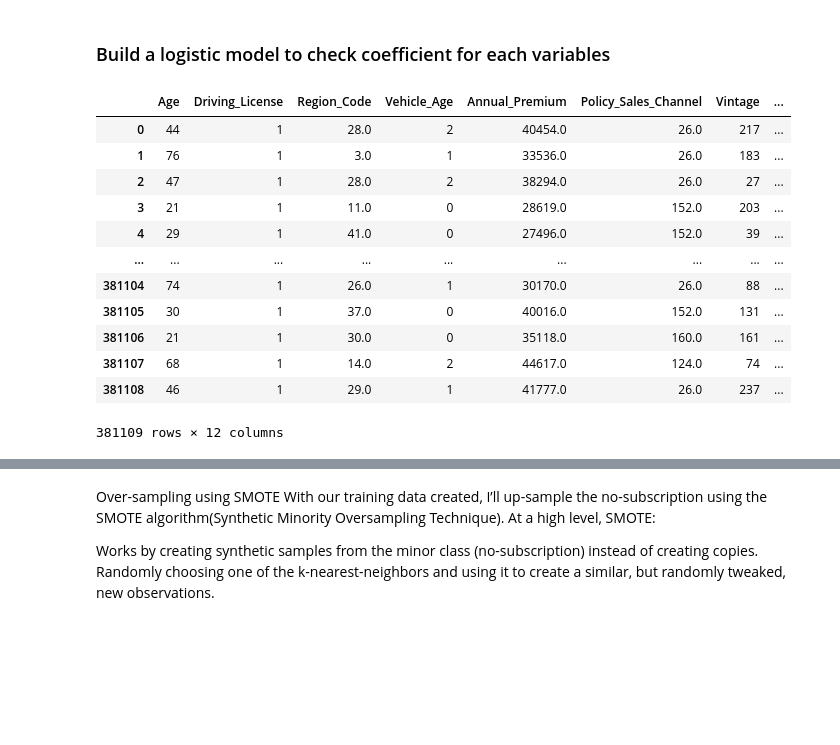
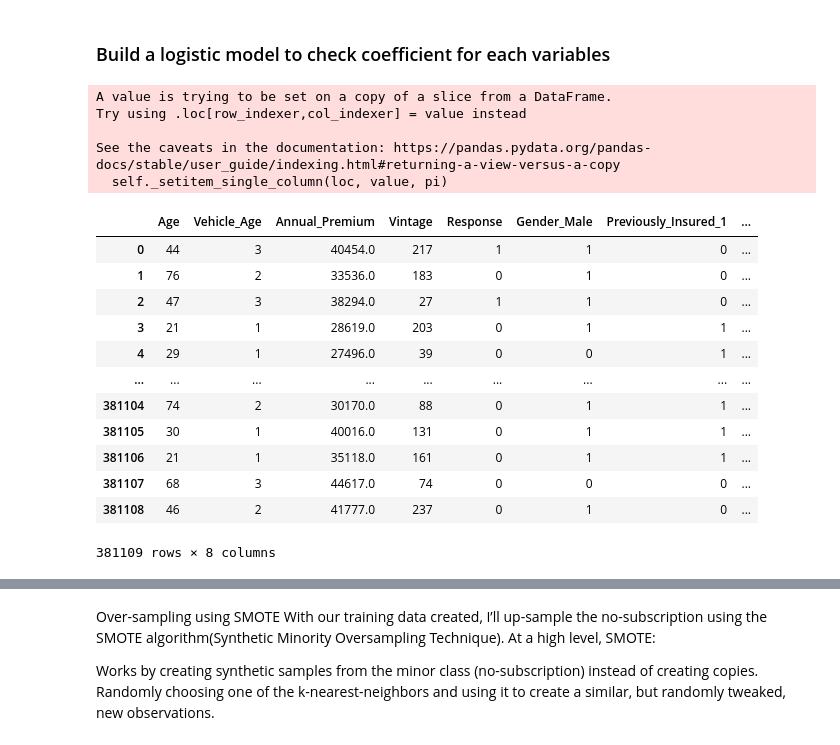
Before and after one commit to yyx2827023/Python_project_vehicle_insurance, a Jupyter notebook: Vehicle Insurance EDA and predict models.ipynb, the cells around one changed output, grey strips where cells are left out. Cells and saved outputs as stored; diff of their text form; code cells hidden in the pictures; blank space fills up the shorter version.

```diff
--- a/Vehicle Insurance EDA and predict models.ipynb
+++ b/Vehicle Insurance EDA and predict models.ipynb
@@ -301,25 +317,31 @@ from sklearn.metrics import log_loss, roc_auc_score, recall_score, precision_sco
 # %%
 #We can use the get_dummies function to convert them into dummy variables.
 #The drop_first parameter is set to True so that the unnecessary first level dummy variable is removed.
-df=train.drop('id',axis=1)
+anavar=[ 'Gender', 'Age', 'Previously_Insured', 'Vehicle_Age', 'Vehicle_Damage', 'Annual_Premium', 'Vintage', 'Response']
+df=train[anavar]
 df.loc[df["Vehicle_Age"]=="< 1 Year","Vehicle_Age"]=1
 df.loc[df["Vehicle_Age"]=="1-2 Year","Vehicle_Age"]=2
 df.loc[df["Vehicle_Age"]=="> 2 Years","Vehicle_Age"]=3
 
 df = pd.get_dummies(df, columns=['Gender','Previously_Insured', 'Vehicle_Damage'], drop_first=True)
 
 df
 # %% [output]
+A value is trying to be set on a copy of a slice from a DataFrame.
+Try using .loc[row_indexer,col_indexer] = value instead
+
+See the caveats in the documentation: https://pandas.pydata.org/pandas-docs/stable/user_guide/indexing.html#returning-a-view-versus-a-copy
+  self._setitem_single_column(loc, value, pi)
-|  | Age | Driving_License | Region_Code | Vehicle_Age | Annual_Premium | Policy_Sales_Channel | Vintage | ... |
-| 0 | 44 | 1 | 28.0 | 2 | 40454.0 | 26.0 | 217 | ... |
-| 1 | 76 | 1 | 3.0 | 1 | 33536.0 | 26.0 | 183 | ... |
-| 2 | 47 | 1 | 28.0 | 2 | 38294.0 | 26.0 | 27 | ... |
-| 3 | 21 | 1 | 11.0 | 0 | 28619.0 | 152.0 | 203 | ... |
-| 4 | 29 | 1 | 41.0 | 0 | 27496.0 | 152.0 | 39 | ... |
+|  | Age | Vehicle_Age | Annual_Premium | Vintage | Response | Gender_Male | Previously_Insured_1 | ... |
+| 0 | 44 | 3 | 40454.0 | 217 | 1 | 1 | 0 | ... |
+| 1 | 76 | 2 | 33536.0 | 183 | 0 | 1 | 0 | ... |
+| 2 | 47 | 3 | 38294.0 | 27 | 1 | 1 | 0 | ... |
+| 3 | 21 | 1 | 28619.0 | 203 | 0 | 1 | 1 | ... |
+| 4 | 29 | 1 | 27496.0 | 39 | 0 | 0 | 1 | ... |
 | ... | ... | ... | ... | ... | ... | ... | ... | ... |
-| 381104 | 74 | 1 | 26.0 | 1 | 30170.0 | 26.0 | 88 | ... |
-| 381105 | 30 | 1 | 37.0 | 0 | 40016.0 | 152.0 | 131 | ... |
-| 381106 | 21 | 1 | 30.0 | 0 | 35118.0 | 160.0 | 161 | ... |
-| 381107 | 68 | 1 | 14.0 | 2 | 44617.0 | 124.0 | 74 | ... |
-| 381108 | 46 | 1 | 29.0 | 1 | 41777.0 | 26.0 | 237 | ... |
+| 381104 | 74 | 2 | 30170.0 | 88 | 0 | 1 | 1 | ... |
+| 381105 | 30 | 1 | 40016.0 | 131 | 0 | 1 | 1 | ... |
+| 381106 | 21 | 1 | 35118.0 | 161 | 0 | 1 | 1 | ... |
+| 381107 | 68 | 3 | 44617.0 | 74 | 0 | 0 | 0 | ... |
+| 381108 | 46 | 2 | 41777.0 | 237 | 0 | 1 | 0 | ... |
-381109 rows × 12 columns
+381109 rows × 8 columns
```
Also changed, not shown: parts of 14 cells of this notebook.
